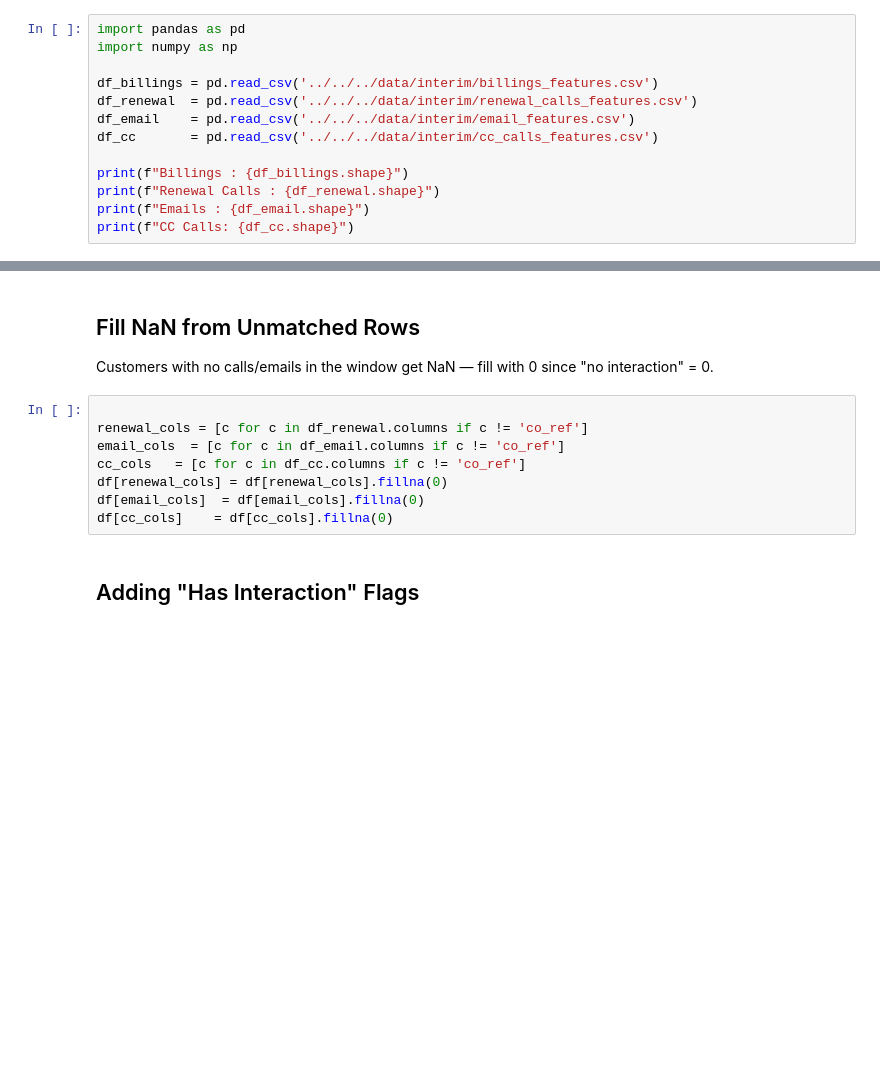
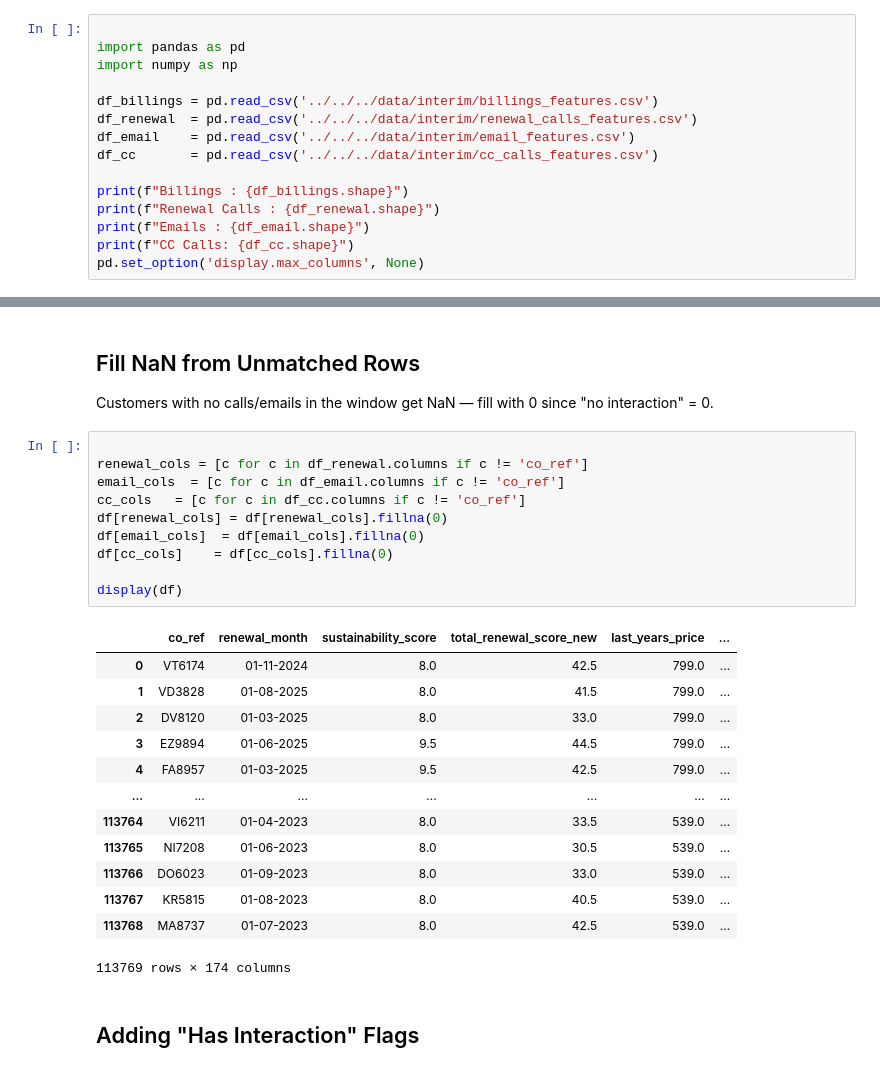
Before and after one commit to Slegendz/churn-prediction-project, a Jupyter notebook: notebooks/02_feature_engineering/aggregation/join_tables.ipynb, the cells around one changed output, grey strips where cells are left out. Cells and saved outputs as stored; diff of their text form; blank space fills up the shorter version.

```diff
--- a/notebooks/02_feature_engineering/aggregation/join_tables.ipynb
+++ b/notebooks/02_feature_engineering/aggregation/join_tables.ipynb
@@ -1,6 +1,7 @@
 # %% [markdown]
 ## Loading All 4 Feature Files
 # %%
+
 import pandas as pd
 import numpy as np
 
@@ -13,4 +14,5 @@ print(f"Billings : {df_billings.shape}")
 print(f"Renewal Calls : {df_renewal.shape}")
 print(f"Emails : {df_email.shape}")
 print(f"CC Calls: {df_cc.shape}")
+pd.set_option('display.max_columns', None)
 # %% [output]
@@ -59,11 +61,27 @@ Customers with no calls/emails in the window get NaN — fill with 0 since "no i
 # %%
 
 renewal_cols = [c for c in df_renewal.columns if c != 'co_ref']
 email_cols  = [c for c in df_email.columns if c != 'co_ref']
 cc_cols   = [c for c in df_cc.columns if c != 'co_ref']
 df[renewal_cols] = df[renewal_cols].fillna(0)
 df[email_cols]  = df[email_cols].fillna(0)
 df[cc_cols]    = df[cc_cols].fillna(0)
+
+display(df)
+# %% [output]
+|  | co_ref | renewal_month | sustainability_score | total_renewal_score_new | last_years_price | ... |
+| 0 | VT6174 | 01-11-2024 | 8.0 | 42.5 | 799.0 | ... |
+| 1 | VD3828 | 01-08-2025 | 8.0 | 41.5 | 799.0 | ... |
+| 2 | DV8120 | 01-03-2025 | 8.0 | 33.0 | 799.0 | ... |
+| 3 | EZ9894 | 01-06-2025 | 9.5 | 44.5 | 799.0 | ... |
+| 4 | FA8957 | 01-03-2025 | 9.5 | 42.5 | 799.0 | ... |
+| ... | ... | ... | ... | ... | ... | ... |
+| 113764 | VI6211 | 01-04-2023 | 8.0 | 33.5 | 539.0 | ... |
+| 113765 | NI7208 | 01-06-2023 | 8.0 | 30.5 | 539.0 | ... |
+| 113766 | DO6023 | 01-09-2023 | 8.0 | 33.0 | 539.0 | ... |
+| 113767 | KR5815 | 01-08-2023 | 8.0 | 40.5 | 539.0 | ... |
+| 113768 | MA8737 | 01-07-2023 | 8.0 | 42.5 | 539.0 | ... |
+113769 rows × 174 columns
 # %% [markdown]
 ## Adding "Has Interaction" Flags
 # %%
```
Also changed, not shown: parts of 4 cells of this notebook, 4 other files.
